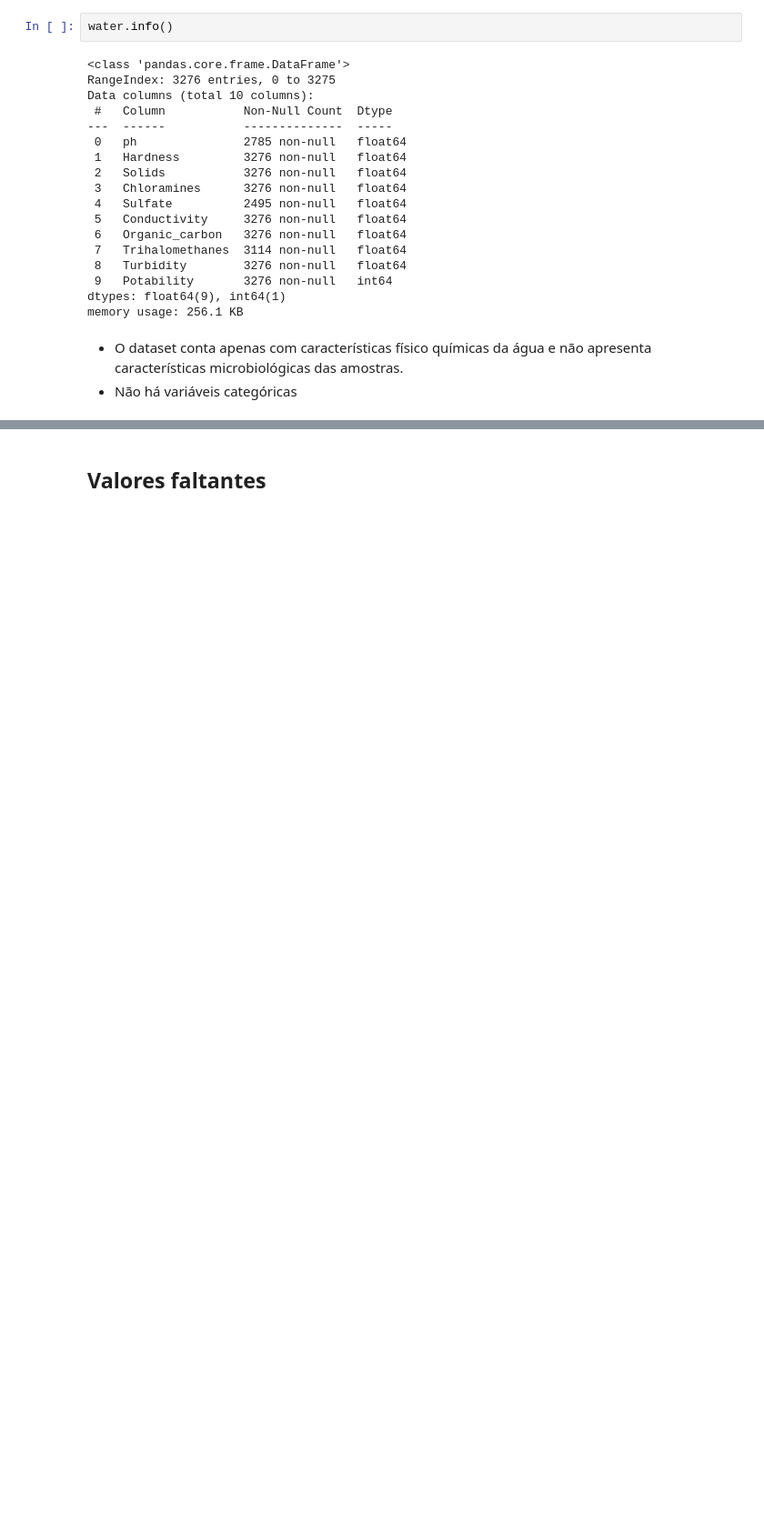
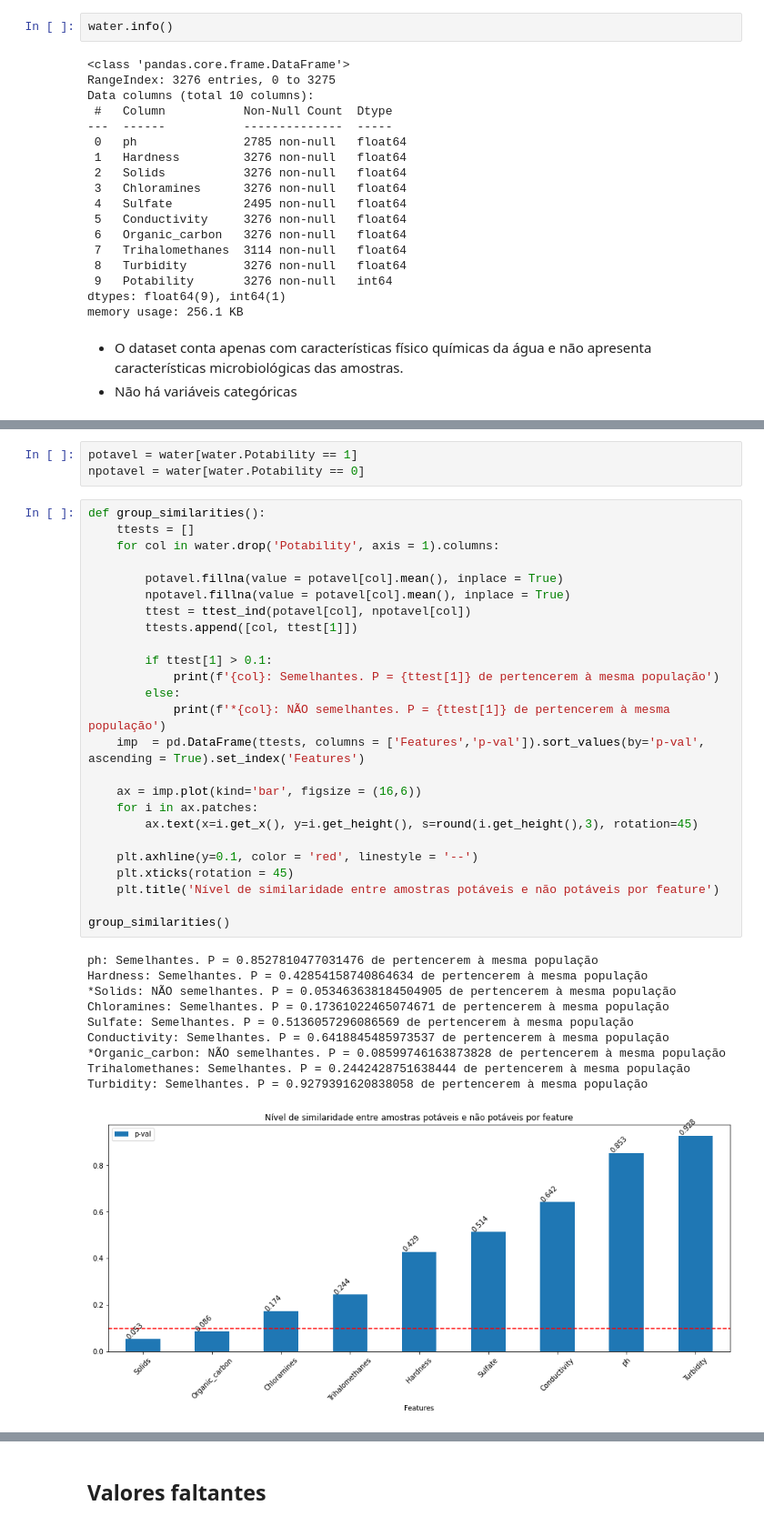
Before and after one commit to GabrielG16/Potabilidade, a Jupyter notebook: potability.ipynb, the cells around one changed output, grey strips where cells are left out. Shown at 91% size. Drawn from its saved outputs; the diff is of its cells as text; blank space fills up the shorter version.

```diff
--- a/potability.ipynb
+++ b/potability.ipynb
@@ -127,3 +152,42 @@ round(water.describe(),2)
 | 50% | 7.04 | 196.97 | 20927.83 | 7.13 | 333.07 | 421.88 | 14.22 | 66.62 | ... |
 | 75% | 8.06 | 216.67 | 27332.76 | 8.11 | 359.95 | 481.79 | 16.56 | 77.34 | ... |
 | max | 14.00 | 323.12 | 61227.20 | 13.13 | 481.03 | 753.34 | 28.30 | 124.00 | ... |
+# %%
+potavel = water[water.Potability == 1]
+npotavel = water[water.Potability == 0]
+# %%
+def group_similarities():
+    ttests = []
+    for col in water.drop('Potability', axis = 1).columns:
+
+        potavel.fillna(value = potavel[col].mean(), inplace = True)
+        npotavel.fillna(value = potavel[col].mean(), inplace = True)
+        ttest = ttest_ind(potavel[col], npotavel[col])
+        ttests.append([col, ttest[1]])
+
+        if ttest[1] > 0.1:
+            print(f'{col}: Semelhantes. P = {ttest[1]} de pertencerem à mesma população')
+        else:
+            print(f'*{col}: NÃO semelhantes. P = {ttest[1]} de pertencerem à mesma população')
+    imp  = pd.DataFrame(ttests, columns = ['Features','p-val']).sort_values(by='p-val', ascending = True).set_index('Features')
+
+    ax = imp.plot(kind='bar', figsize = (16,6))
+    for i in ax.patches:
+        ax.text(x=i.get_x(), y=i.get_height(), s=round(i.get_height(),3), rotation=45)
+
+    plt.axhline(y=0.1, color = 'red', linestyle = '--')
+    plt.xticks(rotation = 45)
+    plt.title('Nível de similaridade entre amostras potáveis e não potáveis por feature')
+
+group_similarities()
+# %% [output]
+ph: Semelhantes. P = 0.8527810477031476 de pertencerem à mesma população
+Hardness: Semelhantes. P = 0.42854158740864634 de pertencerem à mesma população
+*Solids: NÃO semelhantes. P = 0.053463638184504905 de pertencerem à mesma população
+Chloramines: Semelhantes. P = 0.17361022465074671 de pertencerem à mesma população
+Sulfate: Semelhantes. P = 0.5136057296086569 de pertencerem à mesma população
+Conductivity: Semelhantes. P = 0.6418845485973537 de pertencerem à mesma população
+*Organic_carbon: NÃO semelhantes. P = 0.08599746163873828 de pertencerem à mesma população
+Trihalomethanes: Semelhantes. P = 0.2442428751638444 de pertencerem à mesma população
+Turbidity: Semelhantes. P = 0.9279391620838058 de pertencerem à mesma população
+[figure, added]
```
Also changed, not shown: parts of 49 cells of this notebook.
